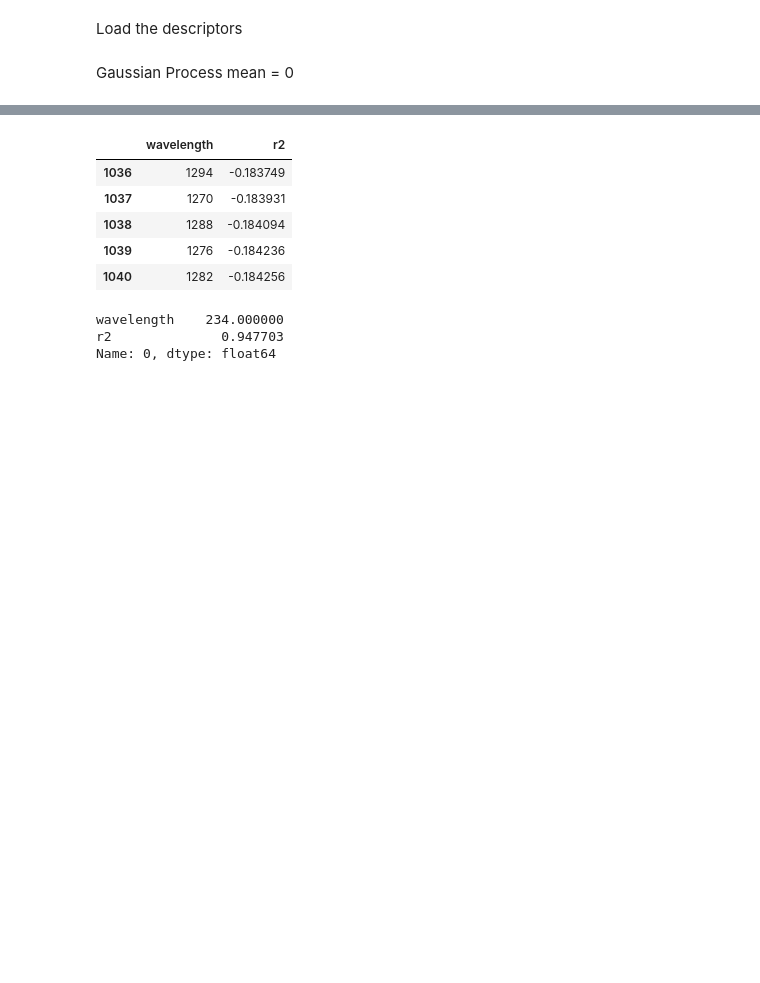
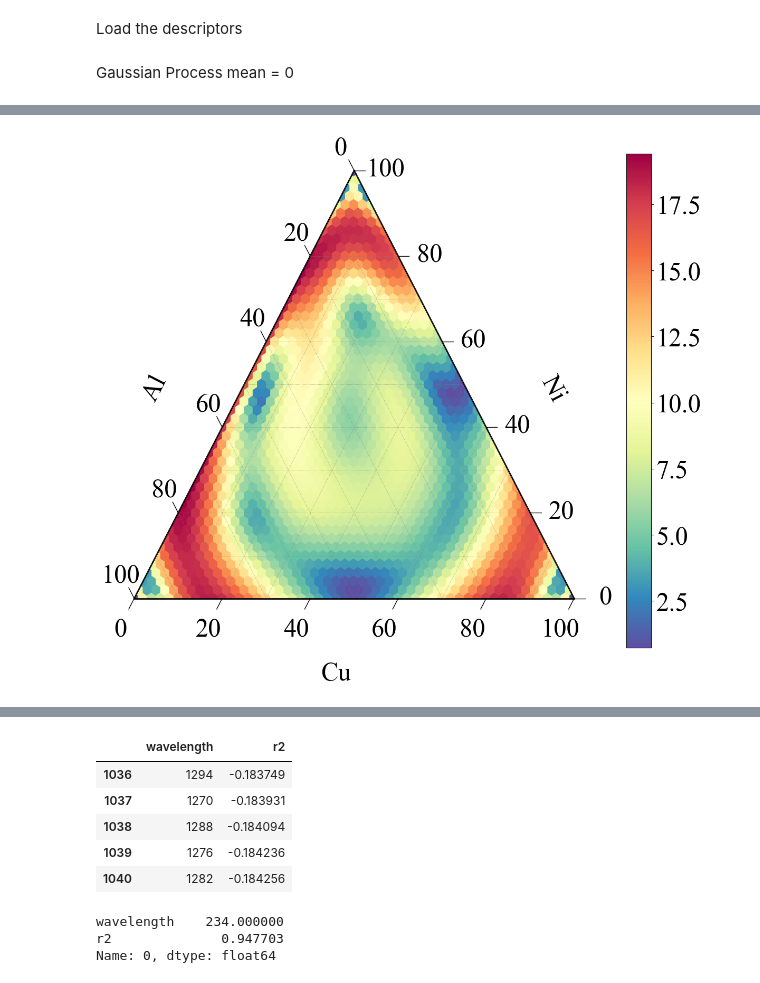
Before and after one commit to linarojas0824/Hybrid-Experimental-Data-Driven-Workflow, a Jupyter notebook: scripts/Notebooks/02_Model Training GP.ipynb, the cells around one changed output, grey strips where cells are left out. Saved outputs shown, nothing was run; the diff lists cells and outputs as text; code cells hidden in the pictures; blank space fills up the shorter version.

```diff
--- a/scripts/Notebooks/02_Model Training GP.ipynb
+++ b/scripts/Notebooks/02_Model Training GP.ipynb
@@ -456 +465,9 @@ You might also want to scale the data as shown in:
 ... (4 outputs left out)
+# %%
+x_space = calc.transform(comp_space[['Cu','Ni','Al']], descriptor_spec=descriptor_spec, include_entropy=True)
+x_space_pred = x_space.drop(columns=['Cu','Ni','Al'])
+# %%
+e2_predict, predict_std= model.predict(x_space_pred, return_std=True)
+# %%
+x_space_pred = x_space[['Cu','Ni','Al']].copy()
+x_space_pred['e2'] = predict_std
@@ -456,0 +485,62 @@ You might also want to scale the data as shown in:
+# %%
+scale = 50
+label_factor = 2
+
+# Convert comps to lattice coords that sum to scale
+coords = (x_space_pred[["Cu","Ni","Al"]] * scale).round().astype(int)
+
+# Fix rounding drift so Cu+Ni+Al == scale
+drift = scale - coords.sum(axis=1)
+maxcol = x_space_pred[["Cu","Ni","Al"]].values.argmax(axis=1)
+for i in range(len(coords)):
+    coords.iat[i, maxcol[i]] += drift.iat[i]
+
+x_space_pred[["Cu","Ni","Al"]] = coords
+
+# Average e2 if multiple points map to same lattice cell
+g = x_space_pred.groupby(["Cu","Ni","Al"])["e2"].mean()
+data = g.to_dict()
+
+fig, tax = ternary.figure(scale=scale)
+fig.set_size_inches(12, 10)
+
+mpl.rcParams["font.family"] = "serif"
+mpl.rcParams["font.serif"] = ["Times New Roman"]
+
+tax.heatmap(data, style="hexagonal", cmap="Spectral_r", colorbar=True,vmin=None,vmax=None)
+
+cax = fig.axes[-1]
+cax.tick_params(labelsize=35)
+
+tax.boundary(linewidth=2.0)
+tax.gridlines(color="gray", multiple=5)
+tax.left_axis_label("Al", fontsize=35, offset=0.20)
+tax.right_axis_label("Ni", fontsize=35, offset=0.20)
+tax.bottom_axis_label("Cu", fontsize=35, offset=0.15)
+
+tax.ticks(axis='lbr', multiple=10, offset=0.025, linewidth=1, fontsize=35)
+
+# ---------- ONLY CHANGE: relabel tick text (0..50 -> 0..100) ----------
+ax = tax.get_axes()
+for txt in ax.texts:
+    s = txt.get_text().strip()
+    # tick labels are usually numbers; convert safely
+    try:
+        v = float(s)
+        # Replace tick label with scaled value
+        # Keep integers clean (no .0)
+        new = v * label_factor
+        txt.set_text(str(int(new)) if abs(new - round(new)) < 1e-9 else str(new))
+    except ValueError:
+        pass
+# ----------------------------------------------------------------------
+
+tax.clear_matplotlib_ticks()
+ax = tax.get_axes()
+ax.set_frame_on(False)
+ax.axis("off")
+
+plt.tight_layout()
+plt.show()
+# %% [output]
+[figure, added]
```
Also changed, not shown: parts of 9 cells of this notebook, 10 other files.
